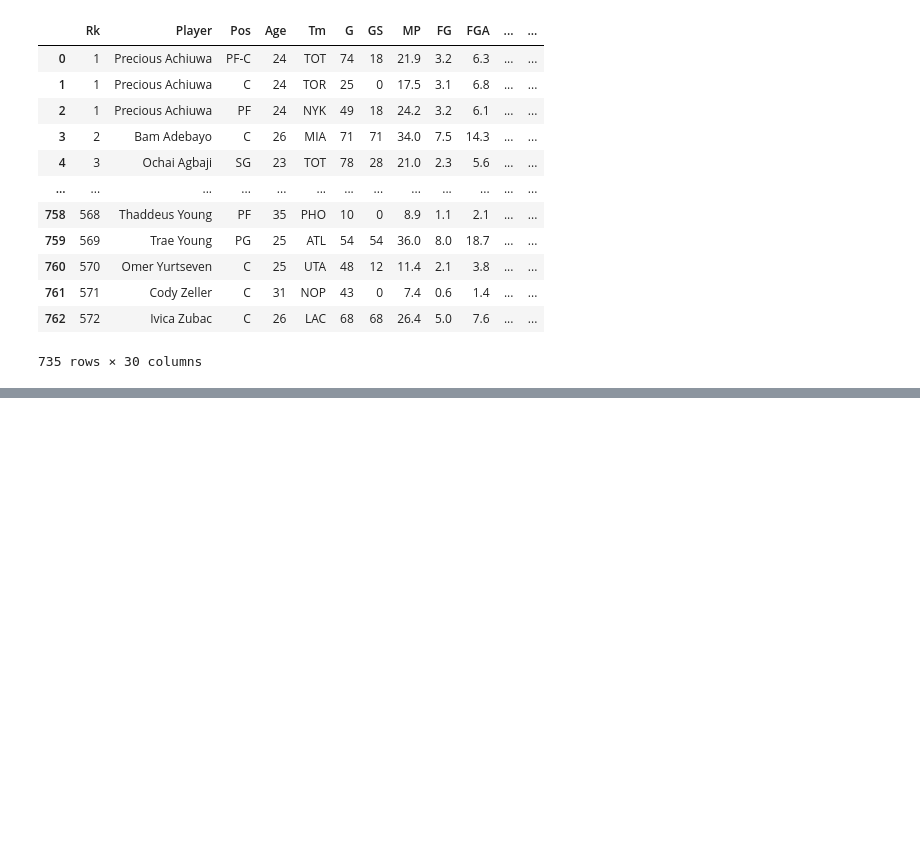
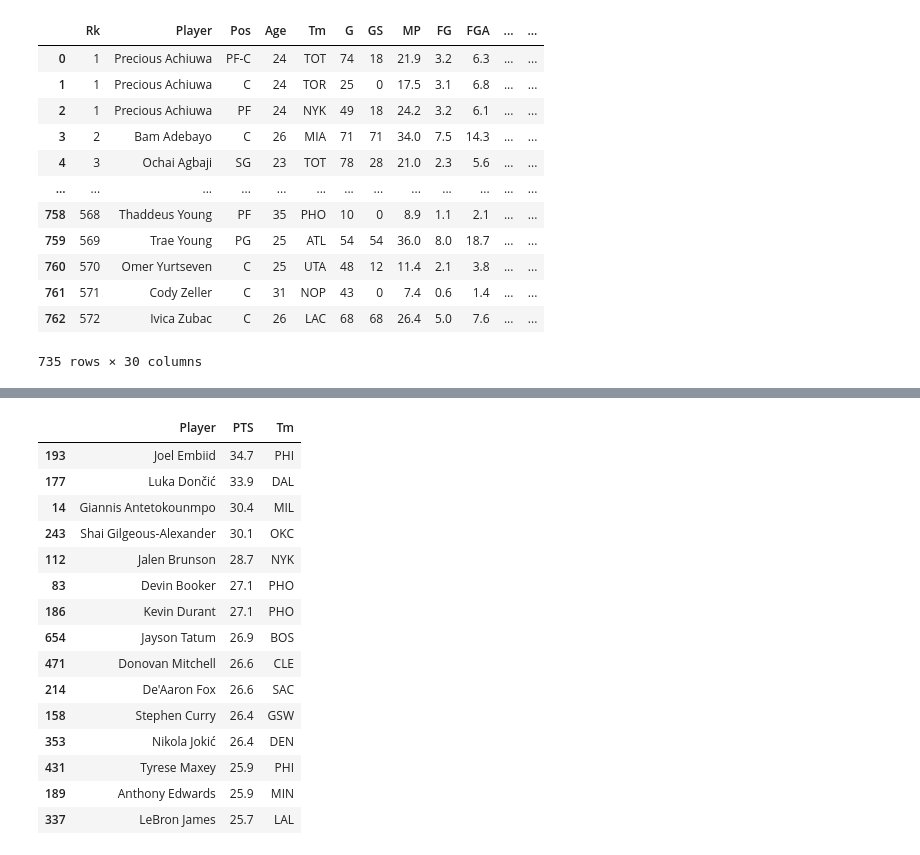
Before and after one commit to elizapecoraro/Eliza-Pecoraro-Projektna-naloga-UVP, a Jupyter notebook: analiza.ipynb, the cells around one changed output, grey strips where cells are left out. Drawn from its saved outputs; the diff is of its cells as text; code cells hidden in the pictures; blank space fills up the shorter version.

```diff
--- a/analiza.ipynb
+++ b/analiza.ipynb
@@ -28,0 +63,20 @@ nba = nba.drop(columns=["FG%", "3P%", "2P%", "eFG%", "FT%"])
+# %%
+urejeni_tocke = nba.sort_values(['PTS'], ascending=False).head(15)
+urejeni_tocke[["Player", "PTS", "Tm"]]
+# %% [output]
+|  | Player | PTS | Tm |
+| 193 | Joel Embiid | 34.7 | PHI |
+| 177 | Luka Dončić | 33.9 | DAL |
+| 14 | Giannis Antetokounmpo | 30.4 | MIL |
+| 243 | Shai Gilgeous-Alexander | 30.1 | OKC |
+| 112 | Jalen Brunson | 28.7 | NYK |
+| 83 | Devin Booker | 27.1 | PHO |
+| 186 | Kevin Durant | 27.1 | PHO |
+| 654 | Jayson Tatum | 26.9 | BOS |
+| 471 | Donovan Mitchell | 26.6 | CLE |
+| 214 | De'Aaron Fox | 26.6 | SAC |
+| 158 | Stephen Curry | 26.4 | GSW |
+| 353 | Nikola Jokić | 26.4 | DEN |
+| 431 | Tyrese Maxey | 25.9 | PHI |
+| 189 | Anthony Edwards | 25.9 | MIN |
+| 337 | LeBron James | 25.7 | LAL |
```
Also changed, not shown: parts of 6 cells of this notebook, 1 other file.
